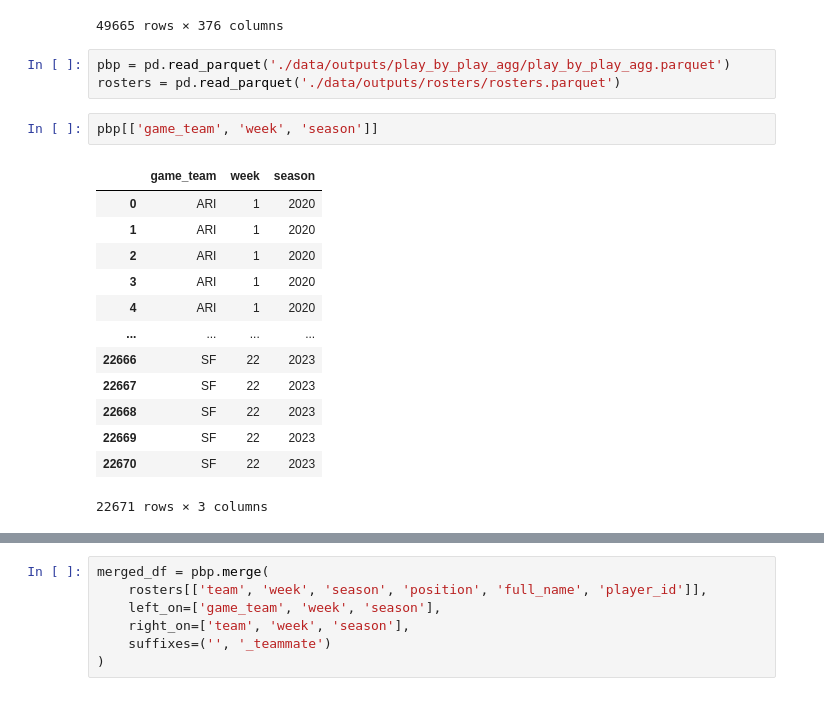
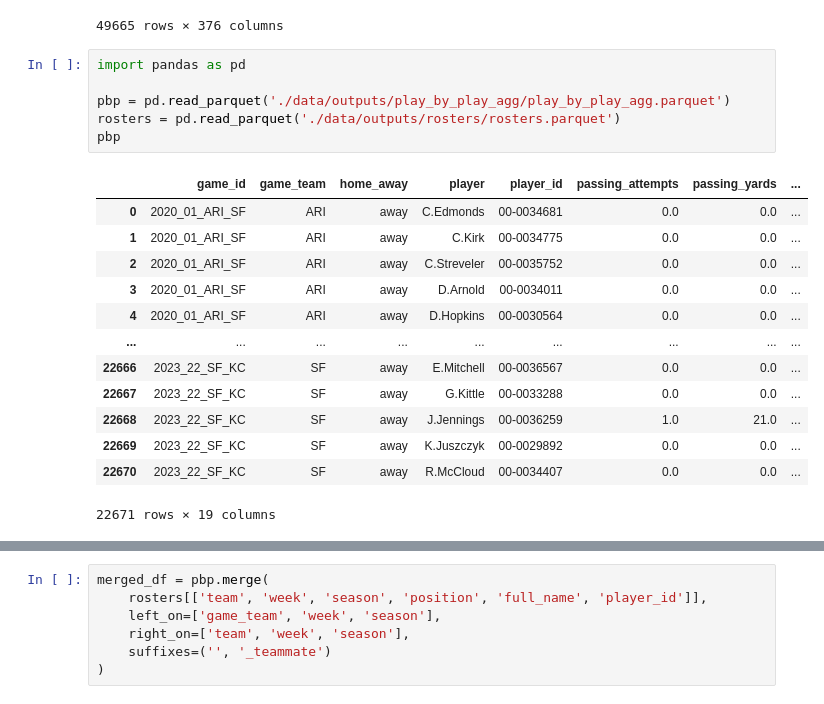
Before and after one commit to dschuler36/FFForecast, a Jupyter notebook: data-exploration.ipynb, the cells around one changed output, grey strips where cells are left out. Cells and saved outputs as stored; diff of their text form.

```diff
--- a/data-exploration.ipynb
+++ b/data-exploration.ipynb
@@ -131,21 +135,22 @@ injury_plays
 | 49664 | 4881.0 | 2023_22_SF_KC | 2024021100 | KC | SF | POST | 22 | KC | home | ... |
 49665 rows × 376 columns
 # %%
+import pandas as pd
+
 pbp = pd.read_parquet('./data/outputs/play_by_play_agg/play_by_play_agg.parquet')
 rosters = pd.read_parquet('./data/outputs/rosters/rosters.parquet')
+pbp
+# %% [output]
+|  | game_id | game_team | home_away | player | player_id | passing_attempts | passing_yards | ... |
+| 0 | 2020_01_ARI_SF | ARI | away | C.Edmonds | 00-0034681 | 0.0 | 0.0 | ... |
+| 1 | 2020_01_ARI_SF | ARI | away | C.Kirk | 00-0034775 | 0.0 | 0.0 | ... |
+| 2 | 2020_01_ARI_SF | ARI | away | C.Streveler | 00-0035752 | 0.0 | 0.0 | ... |
+| 3 | 2020_01_ARI_SF | ARI | away | D.Arnold | 00-0034011 | 0.0 | 0.0 | ... |
+| 4 | 2020_01_ARI_SF | ARI | away | D.Hopkins | 00-0030564 | 0.0 | 0.0 | ... |
+| ... | ... | ... | ... | ... | ... | ... | ... | ... |
+| 22666 | 2023_22_SF_KC | SF | away | E.Mitchell | 00-0036567 | 0.0 | 0.0 | ... |
+| 22667 | 2023_22_SF_KC | SF | away | G.Kittle | 00-0033288 | 0.0 | 0.0 | ... |
+| 22668 | 2023_22_SF_KC | SF | away | J.Jennings | 00-0036259 | 1.0 | 21.0 | ... |
+| 22669 | 2023_22_SF_KC | SF | away | K.Juszczyk | 00-0029892 | 0.0 | 0.0 | ... |
+| 22670 | 2023_22_SF_KC | SF | away | R.McCloud | 00-0034407 | 0.0 | 0.0 | ... |
+22671 rows × 19 columns
-# %%
-pbp[['game_team', 'week', 'season']]
-# %% [output]
-|  | game_team | week | season |
-| 0 | ARI | 1 | 2020 |
-| 1 | ARI | 1 | 2020 |
-| 2 | ARI | 1 | 2020 |
-| 3 | ARI | 1 | 2020 |
-| 4 | ARI | 1 | 2020 |
-| ... | ... | ... | ... |
-| 22666 | SF | 22 | 2023 |
-| 22667 | SF | 22 | 2023 |
-| 22668 | SF | 22 | 2023 |
-| 22669 | SF | 22 | 2023 |
-| 22670 | SF | 22 | 2023 |
-22671 rows × 3 columns
```
Also changed, not shown: parts of 4 cells of this notebook, 2 other files.
